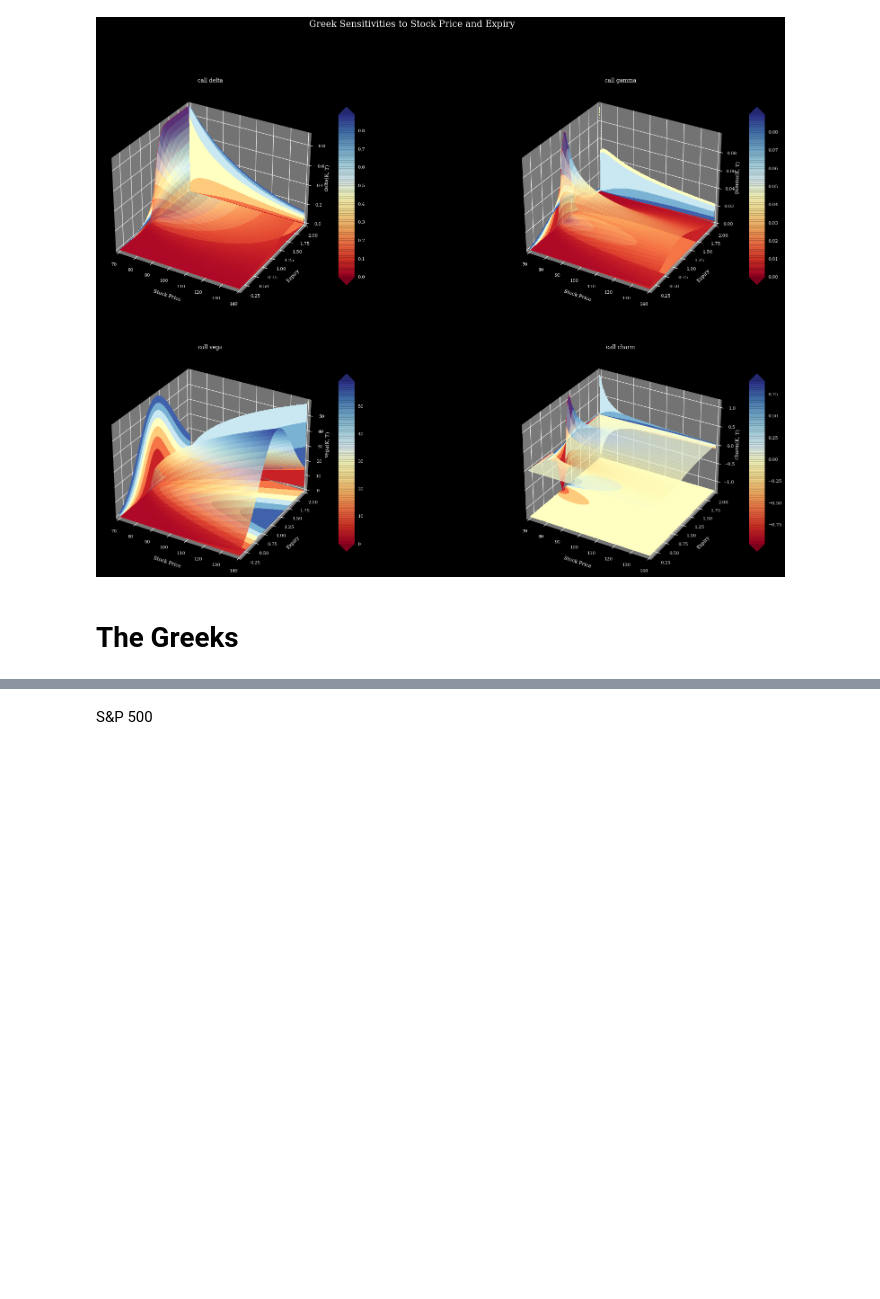
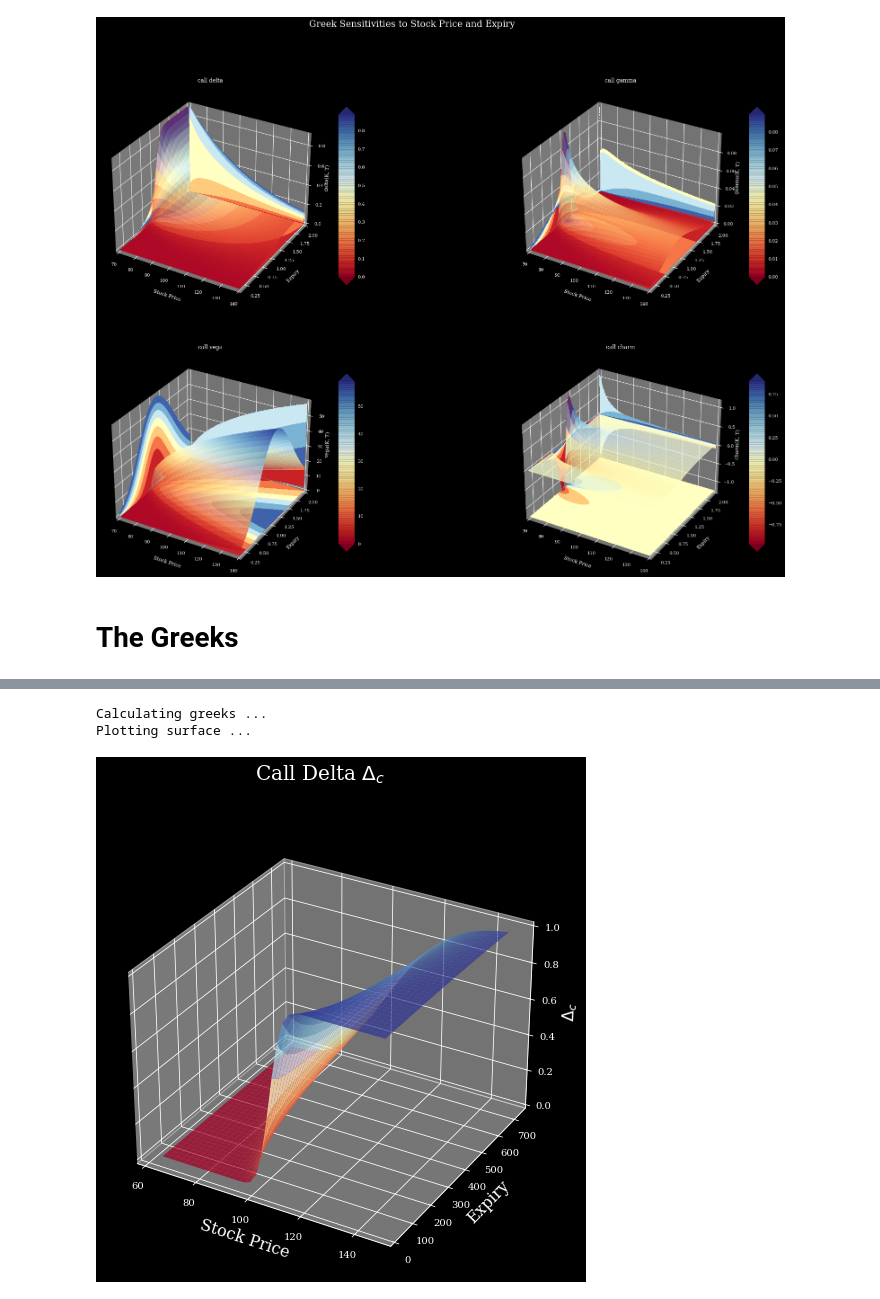
Before and after one commit to Moccazio/Know_Your_Options, a Jupyter notebook: Chapter2-Know_Your_Options/Know_Your_Options.ipynb, the cells around one changed output, grey strips where cells are left out. Cells and saved outputs as stored; diff of their text form; code cells hidden in the pictures; blank space fills up the shorter version.

```diff
--- a/Chapter2-Know_Your_Options/Know_Your_Options.ipynb
+++ b/Chapter2-Know_Your_Options/Know_Your_Options.ipynb
@@ -457,20 +319,0 @@ fig.savefig('Greek Vegaa.jpg', dpi=300)
-# %%
-class BSMerton :
-    def __init__ (self , args ):
-        self . Type = int ( args [0]) # 1 for a Call , - 1 for a put
-        self .S = float ( args [1]) # Underlying asset price
-        self .K = float ( args [2]) # Option strike K
-        self .r = float ( args [3]) # Continuous risk fee rate
-        self .q = float ( args [4]) # Dividend continuous rate
-        self .T = float ( args [5]) / 365.0 # Compute time to expiry
-        self . sigma = float ( args [6]) # Underlying volatility
-        self . sigmaT = self . sigma * self .T ** 0.5# sigma *T for reusability
-        self .d1 = ( log ( self .S / self .K) + \
-        ( self .r - self .q + 0.5 * ( self . sigma ** 2)) \
-        * self .T) / self . sigmaT
-        self .d2 = self .d1 - self . sigmaT
-        [ self . Vega ] = self . vega ()
-        # Vega for 1% change in vol
-    def vega ( self ):
-        return [0.01 * self .S * e ** (- self .q * self .T) * \
-        norm . pdf ( self .d1) * self .T ** 0.5]
@@ -580,2 +319,0 @@ plt.show()
-# %% [markdown]
-S&P 500
@@ -611,0 +320,56 @@ _df = _get_option_data(tickers)
+# %%
+import sys
+sys.path.insert(0, '../scripts/imported')
+
+import numpy as np
+import matplotlib.pyplot as plt
+from mpl_toolkits.mplot3d import Axes3D
+import math
+from matplotlib import cm
+import options_analytics
+from  options_analytics import BSMerton
+plt.style.use('dark_background')
+plt.rcParams['lines.linewidth'] = 2.5
+plt.rcParams['font.family'] = 'serif'
+
+# Option parameters
+sigma = 0.12 # Flat volatility
+strike = 105.0 # Fixed strike
+epsilon = 0.4
+shortexpiry = 30
+longexpiry = 720
+riskfree = 0.00
+divrate = 0.00
+
+# The % on the left/right of Strike.
+# Asset prices are centered around Spot ("ATM Spot") # Shortest expiry in days
+# Longest expiry in days
+# Continuous risk free rate
+# Continuous div rate
+# Grid definition
+dx, dy = 40, 40 # Steps throughout asset price and expiries axis
+# xx: Asset price axis , yy: expiry axis , zz: greek axis
+xx, yy = np.meshgrid(np.linspace(strike*(1-epsilon), (1+epsilon)*strike, dx), \
+np.linspace(shortexpiry , longexpiry , dy))
+print ("Calculating greeks ...")
+zz = np.array([BSMerton([1,x,strike,riskfree,divrate,y,sigma]).Delta for
+x,y in zip(np.ravel(xx), np.ravel(yy))])
+zz = zz.reshape(xx.shape)
+# Plot greek surface
+print ("Plotting surface ...")
+fig = plt.figure(figsize=(10, 8.3))
+fig.suptitle("Call Delta $\Delta_c$",fontsize=20)
+ax = fig.gca(projection="3d")
+surf = ax.plot_surface(xx, yy, zz,rstride=1, cstride=1,alpha=0.75,cmap=cm.RdYlBu)
+ax.set_xlabel("Stock Price",fontsize=16)
+ax.set_ylabel("Expiry",fontsize=16)
+ax.set_zlabel("$\Delta_c$",fontsize=16)
+# Plot 3D contour
+zzlevels = np.linspace(zz.min(),zz.max(),num=8,endpoint=True)
+xxlevels = np.linspace(xx.min(),xx.max(),num=8,endpoint=True)
+yylevels = np.linspace(yy.min(),yy.max(),num=8,endpoint=True)
+fig.savefig('Greek Delta.jpg', dpi=300)
+# %% [output]
+Calculating greeks ...
+Plotting surface ...
+[figure, added]
```
Also changed, not shown: parts of 48 cells of this notebook.
